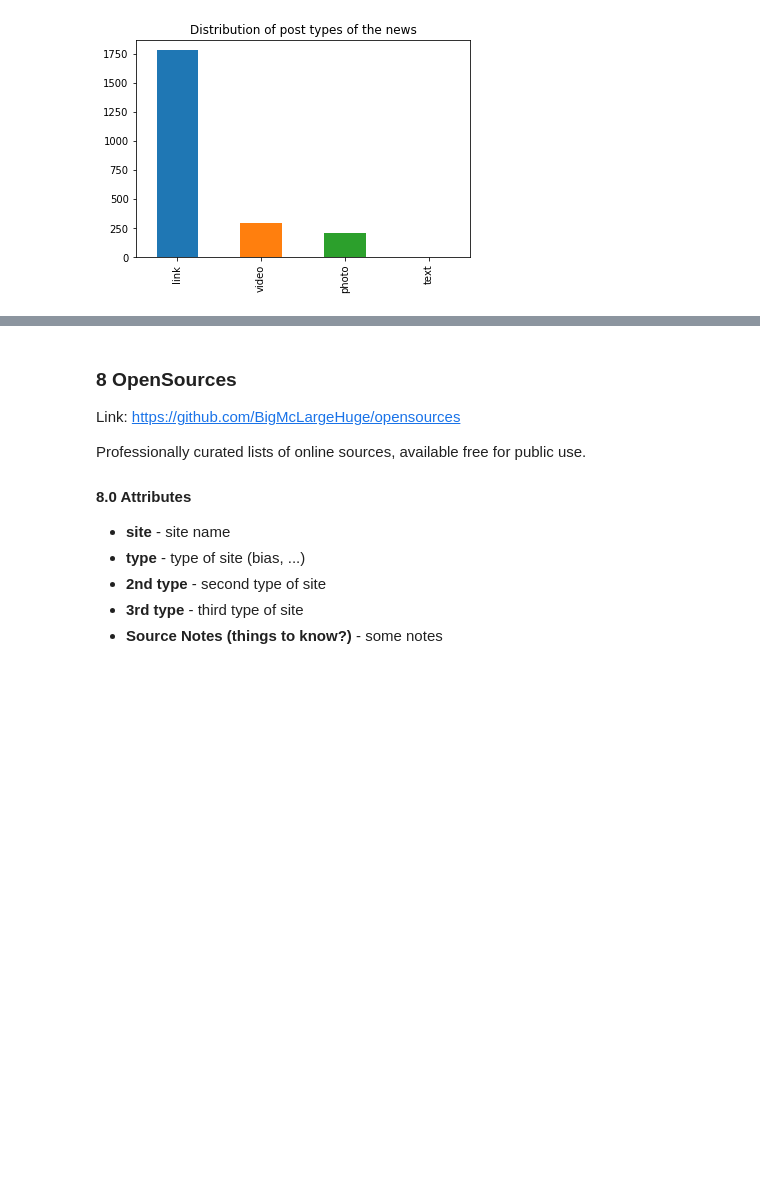
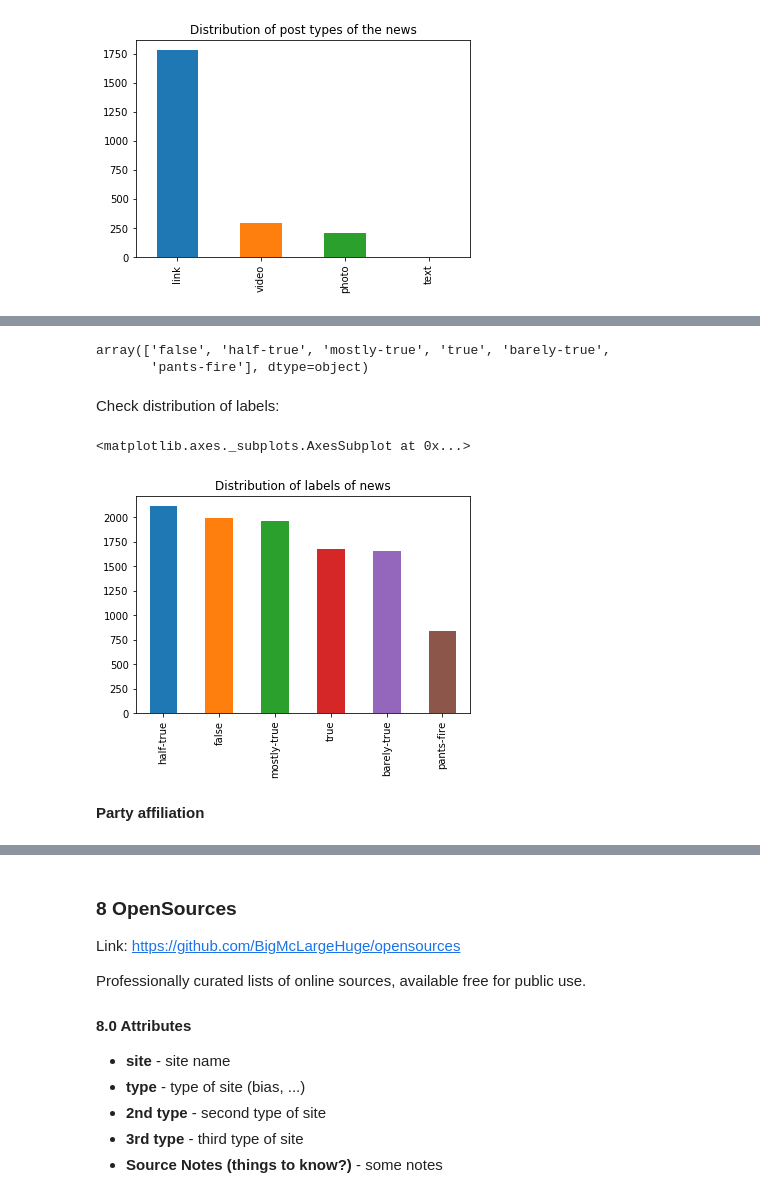
Before and after one commit to pmacinec/fake-news-datasets, a Jupyter notebook: fake_news_datasets.ipynb, the cells around one changed output, grey strips where cells are left out. Cells and saved outputs as stored; diff of their text form; code cells hidden in the pictures; blank space fills up the shorter version.

```diff
--- a/fake_news_datasets.ipynb
+++ b/fake_news_datasets.ipynb
@@ -961,0 +1146,14 @@ Link: [https://www.cs.ucsb.edu/~william/data/liar_dataset.zip](https://www.cs.uc
+# %%
+dataset.label.unique()
+# %% [output]
+array(['false', 'half-true', 'mostly-true', 'true', 'barely-true',
+       'pants-fire'], dtype=object)
+# %% [markdown]
+Check distribution of labels:
+# %%
+dataset.label.dropna().value_counts().plot(kind='bar', title='Distribution of labels of news')
+# %% [output]
+<matplotlib.axes._subplots.AxesSubplot at 0x...>
+[figure, added]
+# %% [markdown]
+**Party affiliation**
```
Also changed, not shown: parts of 58 cells of this notebook.
